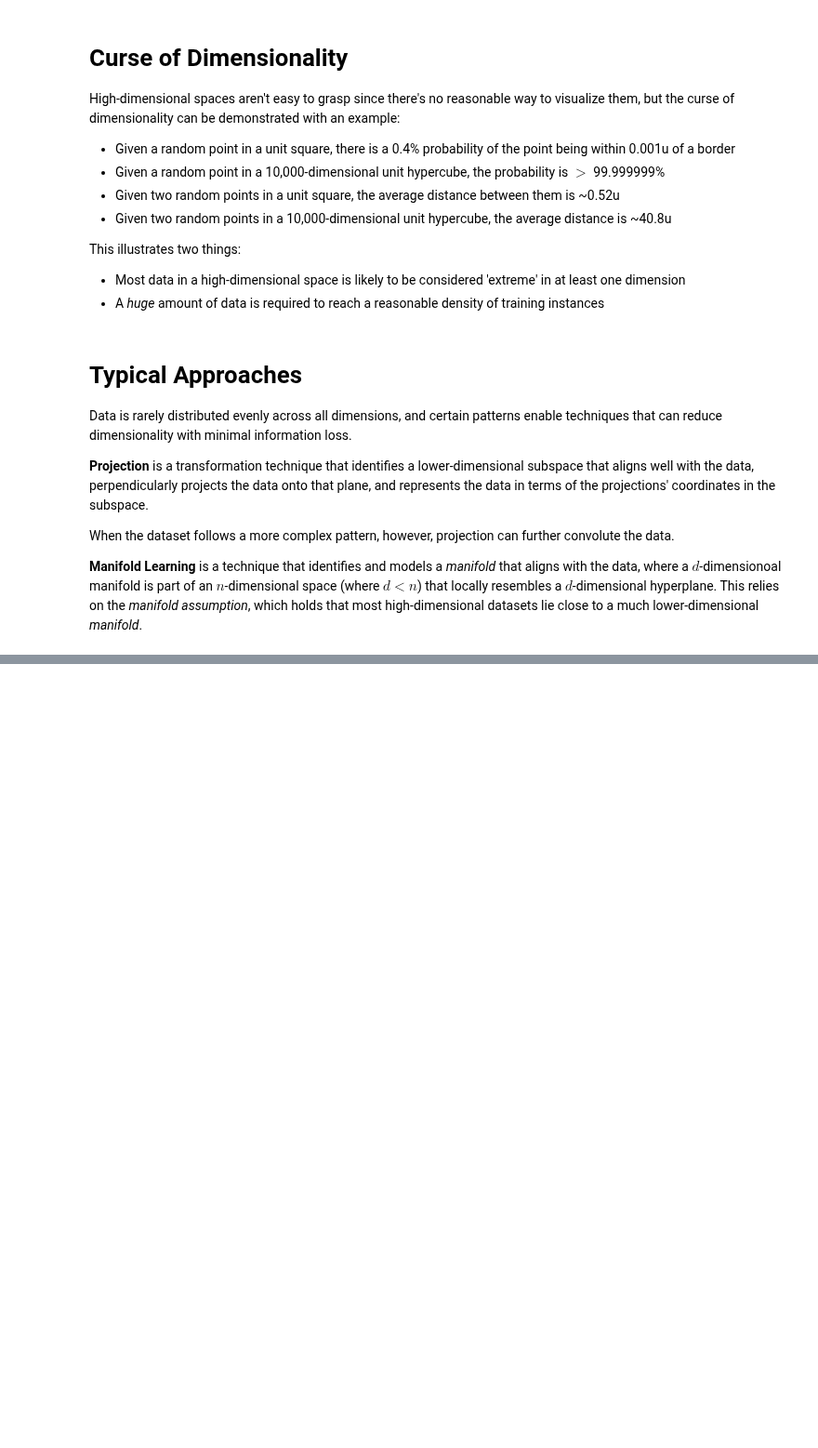
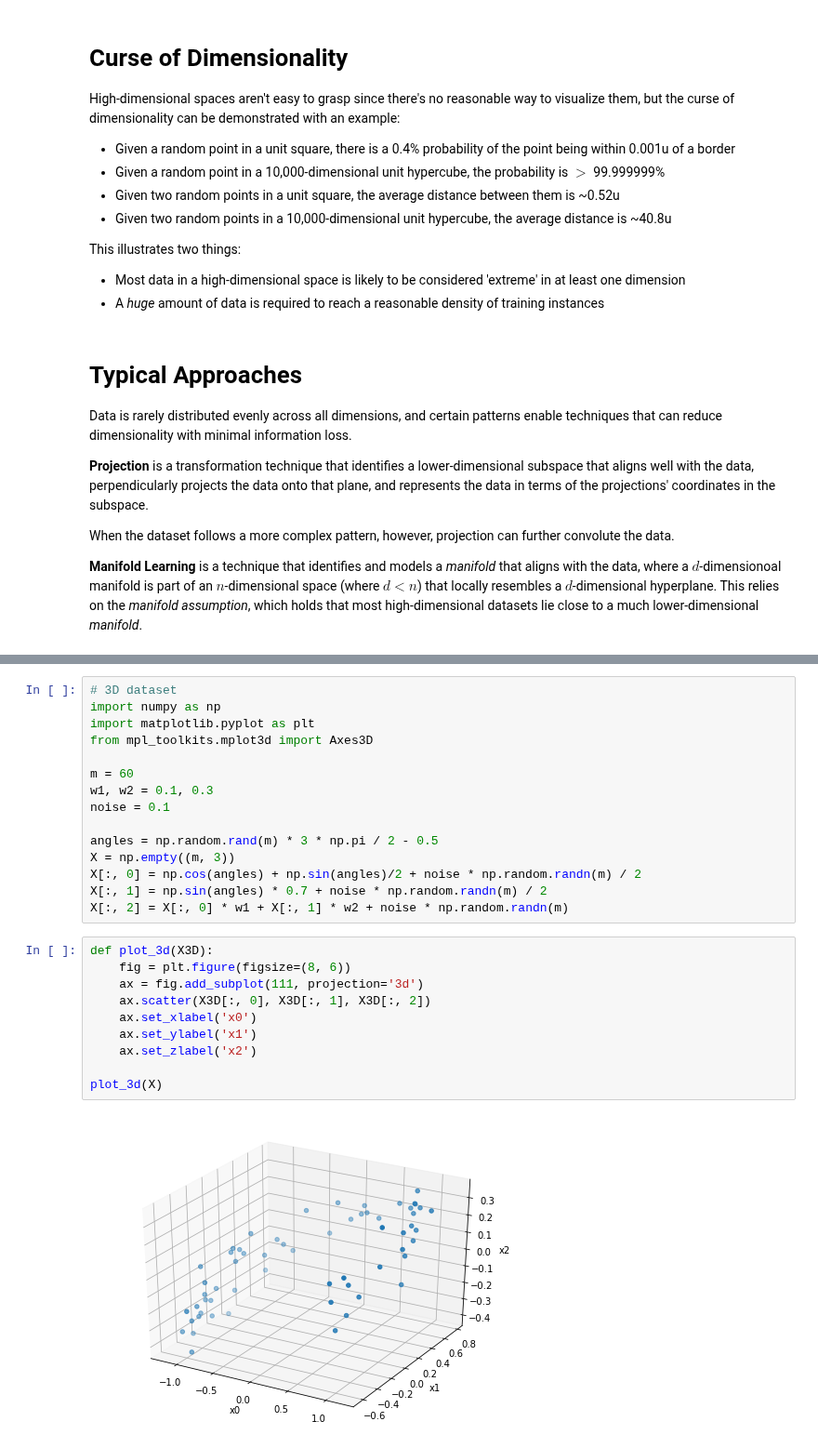
Before and after one commit to codywill/ml-sandbox, a Jupyter notebook: hands-on/Chapter 8 - Dimensionality Reduction.ipynb, the cells around one changed output, grey strips where cells are left out. Shown at 93% size. Drawn from its saved outputs; the diff is of its cells as text; blank space fills up the shorter version.

```diff
--- a/hands-on/Chapter 8 - Dimensionality Reduction.ipynb
+++ b/hands-on/Chapter 8 - Dimensionality Reduction.ipynb
@@ -38,0 +56,27 @@ When the dataset follows a more complex pattern, however, projection can further
+# %%
+# 3D dataset
+import numpy as np
+import matplotlib.pyplot as plt
+from mpl_toolkits.mplot3d import Axes3D
+
+m = 60
+w1, w2 = 0.1, 0.3
+noise = 0.1
+
+angles = np.random.rand(m) * 3 * np.pi / 2 - 0.5
+X = np.empty((m, 3))
+X[:, 0] = np.cos(angles) + np.sin(angles)/2 + noise * np.random.randn(m) / 2
+X[:, 1] = np.sin(angles) * 0.7 + noise * np.random.randn(m) / 2
+X[:, 2] = X[:, 0] * w1 + X[:, 1] * w2 + noise * np.random.randn(m)
+# %%
+def plot_3d(X3D):
+    fig = plt.figure(figsize=(8, 6))
+    ax = fig.add_subplot(111, projection='3d')
+    ax.scatter(X3D[:, 0], X3D[:, 1], X3D[:, 2])
+    ax.set_xlabel('x0')
+    ax.set_ylabel('x1')
+    ax.set_zlabel('x2')
+
+plot_3d(X)
+# %% [output]
+[figure, added]
```
Also changed, not shown: parts of 12 cells of this notebook.
